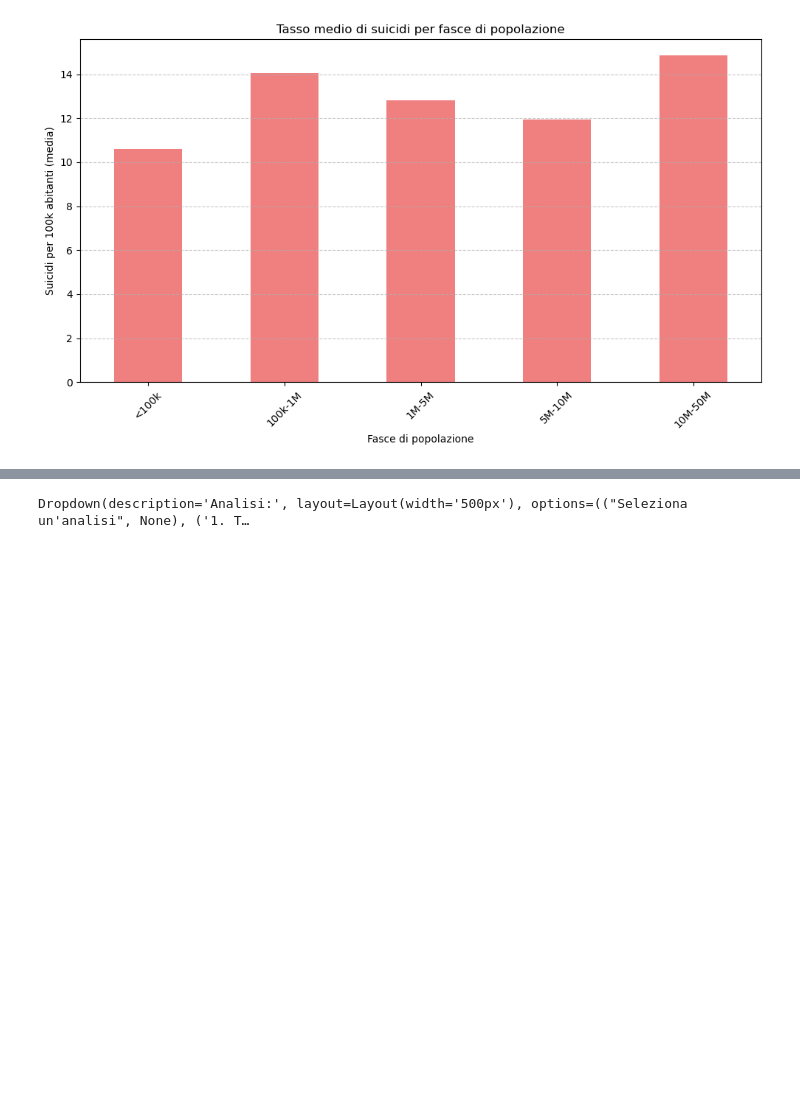
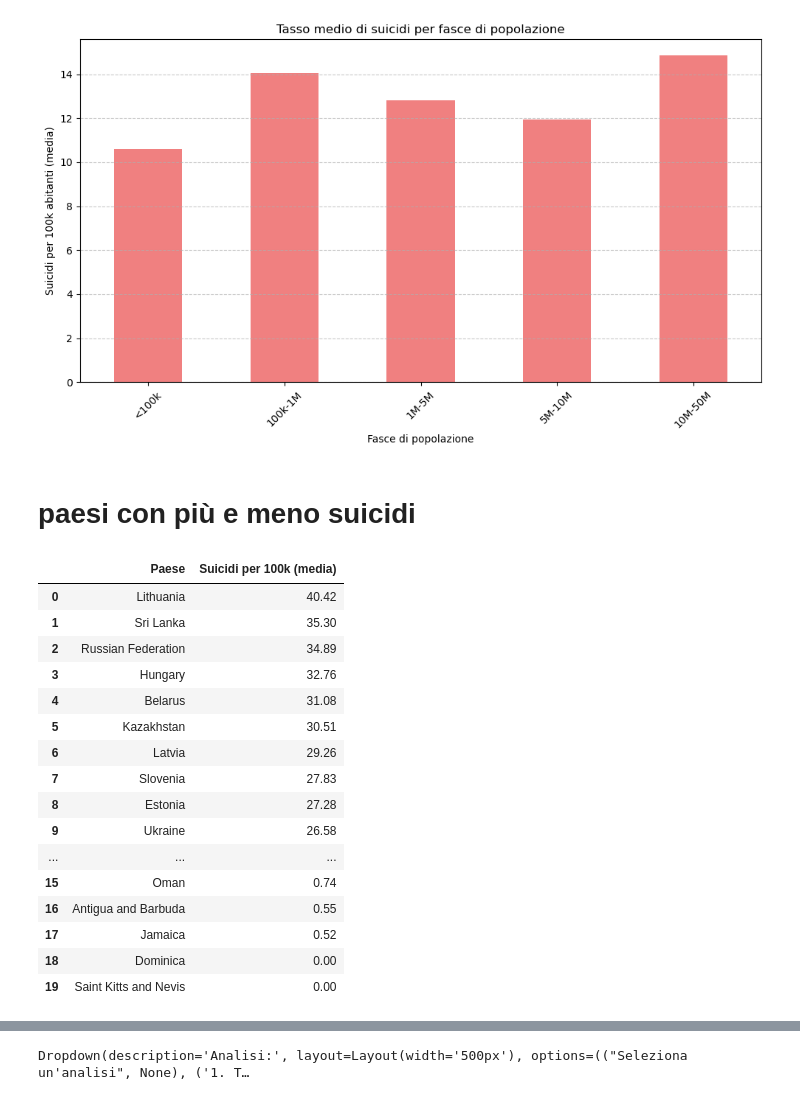
Before and after one commit to ashuraWho/DataSet_SuicideRates, a Jupyter notebook: suicides_mario.ipynb, the cells around one changed output, grey strips where cells are left out. Saved outputs shown, nothing was run; the diff lists cells and outputs as text; code cells hidden in the pictures; blank space fills up the shorter version.

```diff
--- a/suicides_mario.ipynb
+++ b/suicides_mario.ipynb
@@ -653,3 +658,39 @@ plt.tight_layout()
 plt.show()
 # %% [output]
 [figure]
+# %% [markdown]
+# paesi con più e meno suicidi
+# %%
+# Calcolo della media suicidi per paese
+suicidi_per_paese = df.groupby('country')['suicides_100k_pop'].mean().sort_values(ascending=False)
+
+# Primi 10 e ultimi 10
+top10_paesi = suicidi_per_paese.head(10).round(2)
+bottom10_paesi = suicidi_per_paese.tail(10).round(2)
+
+# Uniamo in un'unica tabella
+tabella_suicidi_paesi = pd.concat([top10_paesi, bottom10_paesi])
+
+# Visualizzazione
+tabella_suicidi_paesi = tabella_suicidi_paesi.reset_index()
+tabella_suicidi_paesi.columns = ['Paese', 'Suicidi per 100k (media)']
+
+tabella_suicidi_paesi
+# %% [output]
+|  | Paese | Suicidi per 100k (media) |
+| 0 | Lithuania | 40.42 |
+| 1 | Sri Lanka | 35.30 |
+| 2 | Russian Federation | 34.89 |
+| 3 | Hungary | 32.76 |
+| 4 | Belarus | 31.08 |
+| 5 | Kazakhstan | 30.51 |
+| 6 | Latvia | 29.26 |
+| 7 | Slovenia | 27.83 |
+| 8 | Estonia | 27.28 |
+| 9 | Ukraine | 26.58 |
+| ... | ... | ... |
+| 15 | Oman | 0.74 |
+| 16 | Antigua and Barbuda | 0.55 |
+| 17 | Jamaica | 0.52 |
+| 18 | Dominica | 0.00 |
+| 19 | Saint Kitts and Nevis | 0.00 |
```
Also changed, not shown: parts of 9 cells of this notebook.
